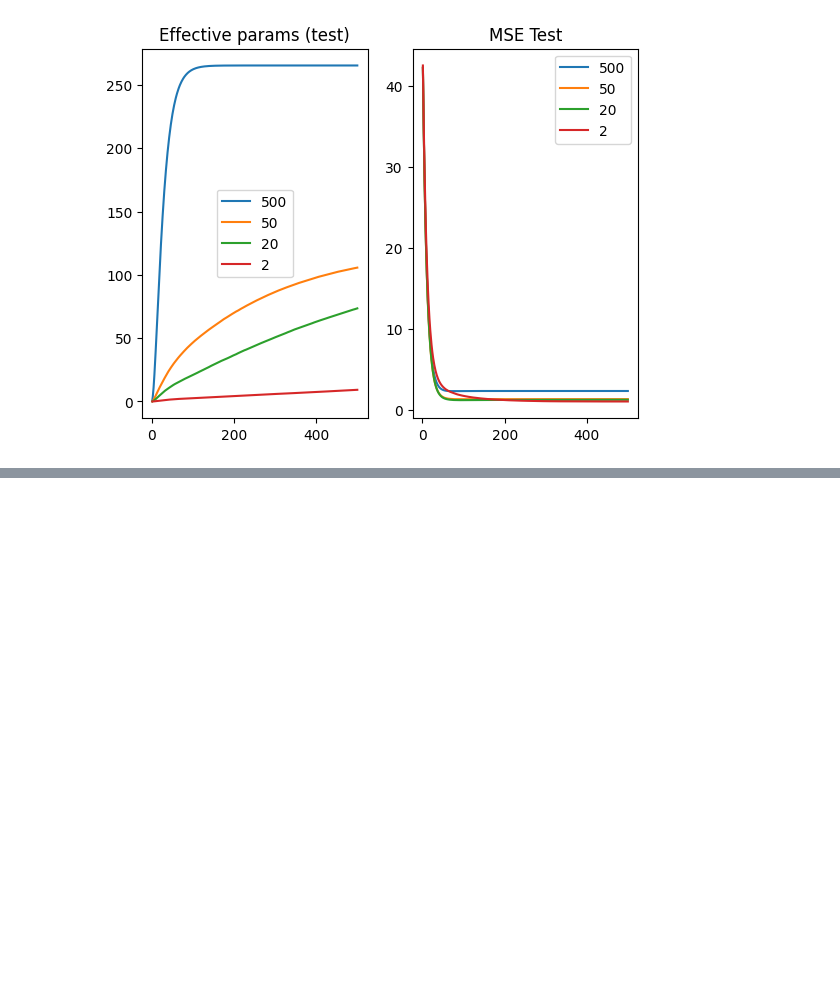
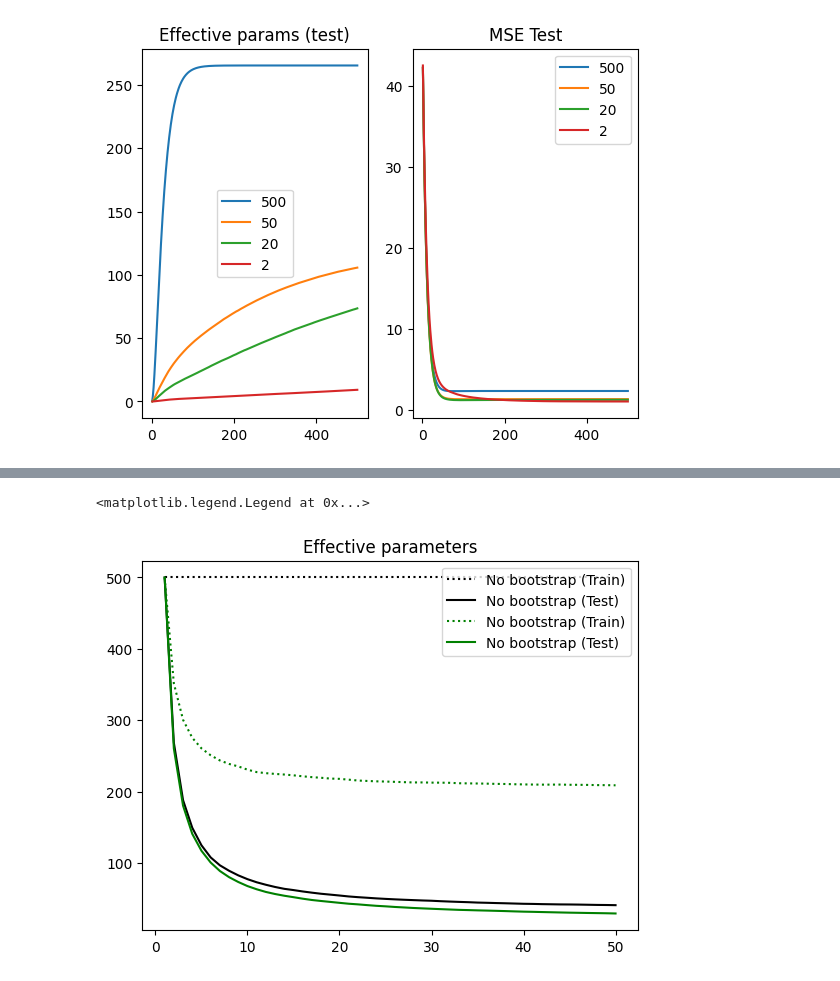
Before and after one commit to AliciaCurth/understanding-random-forests, a Jupyter notebook: replicate_experiments_sim.ipynb, the cells around one changed output, grey strips where cells are left out. Saved outputs shown, nothing was run; the diff lists cells and outputs as text; code cells hidden in the pictures; blank space fills up the shorter version.

```diff
--- a/replicate_experiments_sim.ipynb
+++ b/replicate_experiments_sim.ipynb
@@ -125,0 +204,5 @@ Text(0.5, 1.0, 'MSE Test')
+# %%
+# effect of boostrapping (Fig 7)
+configs = [{'bootstrap': True, 'n_estimators': 50, 'max_leaf_nodes':500, 'max_features': 1/3},
+            {'bootstrap': False, 'n_estimators': 50, 'max_leaf_nodes':500, 'max_features': 1/3}]
+res = run_simulated_experiments('bootstrap_effect', configs, n_reps=3)
@@ -125,0 +216,14 @@ Text(0.5, 1.0, 'MSE Test')
+# %%
+res_mean = res.groupby(['bootstrap', 'n_estimators'])[['mse_test', 'ep_train', 'ep_test']].mean().reset_index()
+
+plt.plot(res_mean[res_mean['bootstrap']== False]['n_estimators'], res_mean[res_mean['bootstrap']== False]['ep_train'], color='black', ls='dotted', label='No bootstrap (Train)')
+plt.plot(res_mean[res_mean['bootstrap']== False]['n_estimators'], res_mean[res_mean['bootstrap']== False]['ep_test'], color='black', label='No bootstrap (Test)')
+
+plt.plot(res_mean[res_mean['bootstrap']== True]['n_estimators'], res_mean[res_mean['bootstrap']== True]['ep_train'], color='green', ls='dotted', label='No bootstrap (Train)')
+plt.plot(res_mean[res_mean['bootstrap']== True]['n_estimators'], res_mean[res_mean['bootstrap']== True]['ep_test'], color='green', label='No bootstrap (Test)')
+
+plt.title('Effective parameters')
+plt.legend()
+# %% [output]
+<matplotlib.legend.Legend at 0x...>
+[figure, added]
```
Also changed, not shown: parts of 18 cells of this notebook, 2 other files.
